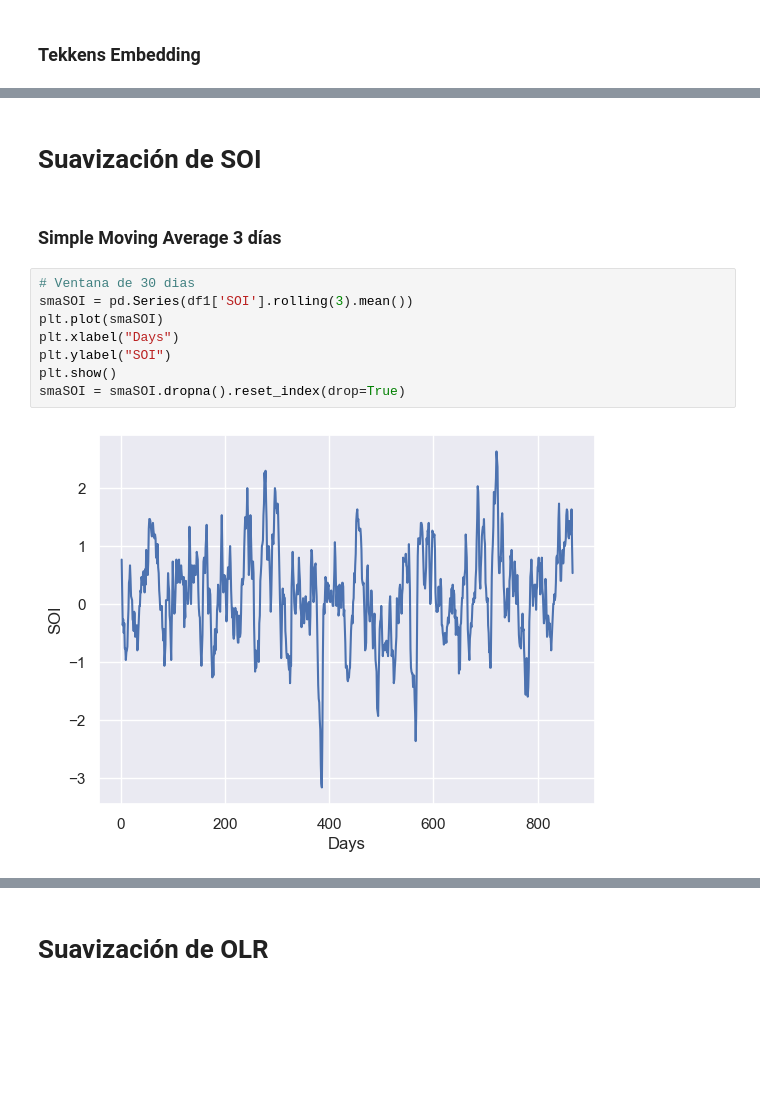
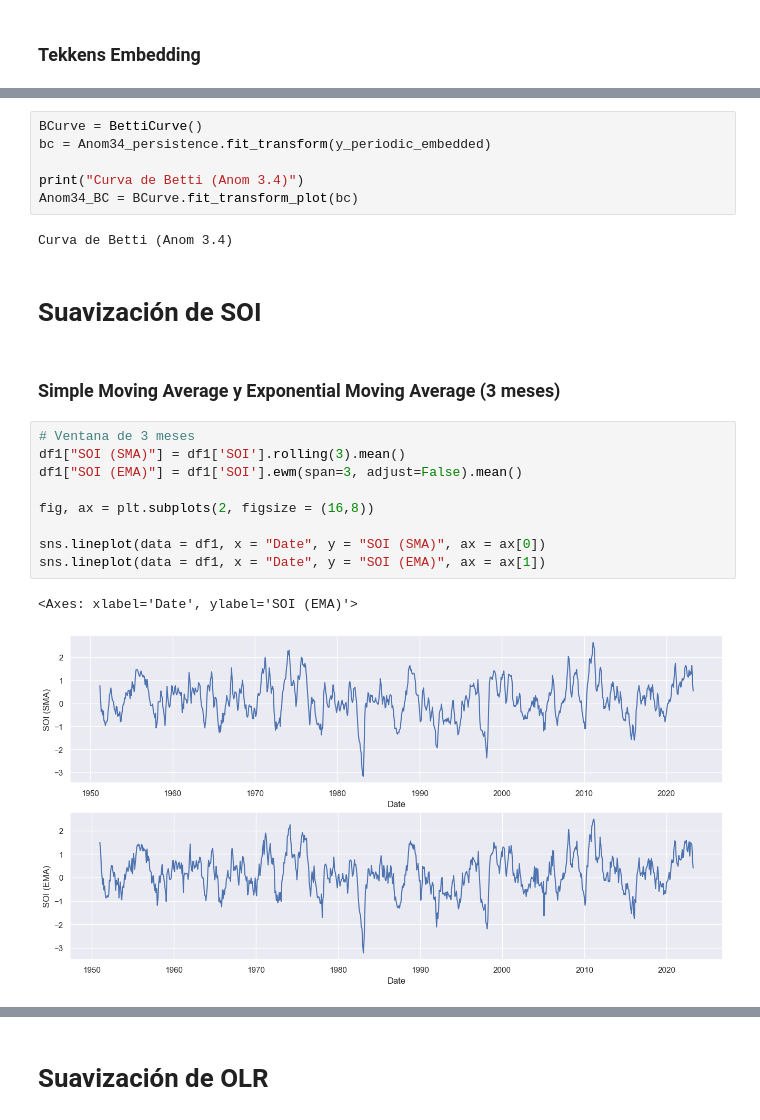
Before and after one commit to fedemedina72/RetoEquipo1, a Jupyter notebook: TimeSeries.ipynb, the cells around one changed output, grey strips where cells are left out. Cells and saved outputs as stored; diff of their text form; blank space fills up the shorter version.

```diff
--- a/TimeSeries.ipynb
+++ b/TimeSeries.ipynb
@@ -252,15 +145,25 @@ array([[[212, 212, 212, 212, 212, 212, 212, 212, 212, 212, 212, 212,
+# %%
+BCurve = BettiCurve()
+bc = Anom34_persistence.fit_transform(y_periodic_embedded)
+
+print("Curva de Betti (Anom 3.4)")
+Anom34_BC = BCurve.fit_transform_plot(bc)
+# %% [output]
+Curva de Betti (Anom 3.4)
 # %% [markdown]
 # Suavización de SOI
 # %% [markdown]
-### Simple Moving Average 3 días
+### Simple Moving Average y Exponential Moving Average (3 meses)
-# %%
-# Ventana de 30 dias
-smaSOI = pd.Series(df1['SOI'].rolling(3).mean())
-plt.plot(smaSOI)
-plt.xlabel("Days")
-plt.ylabel("SOI")
-plt.show()
-smaSOI = smaSOI.dropna().reset_index(drop=True)
-# %% [output]
-[figure, removed]
+# %%
+# Ventana de 3 meses
+df1["SOI (SMA)"] = df1['SOI'].rolling(3).mean()
+df1["SOI (EMA)"] = df1['SOI'].ewm(span=3, adjust=False).mean()
+
+fig, ax = plt.subplots(2, figsize = (16,8))
+
+sns.lineplot(data = df1, x = "Date", y = "SOI (SMA)", ax = ax[0])
+sns.lineplot(data = df1, x = "Date", y = "SOI (EMA)", ax = ax[1])
+# %% [output]
+<Axes: xlabel='Date', ylabel='SOI (EMA)'>
+[figure, added]
 # %%
```
Also changed, not shown: parts of 28 cells of this notebook.
